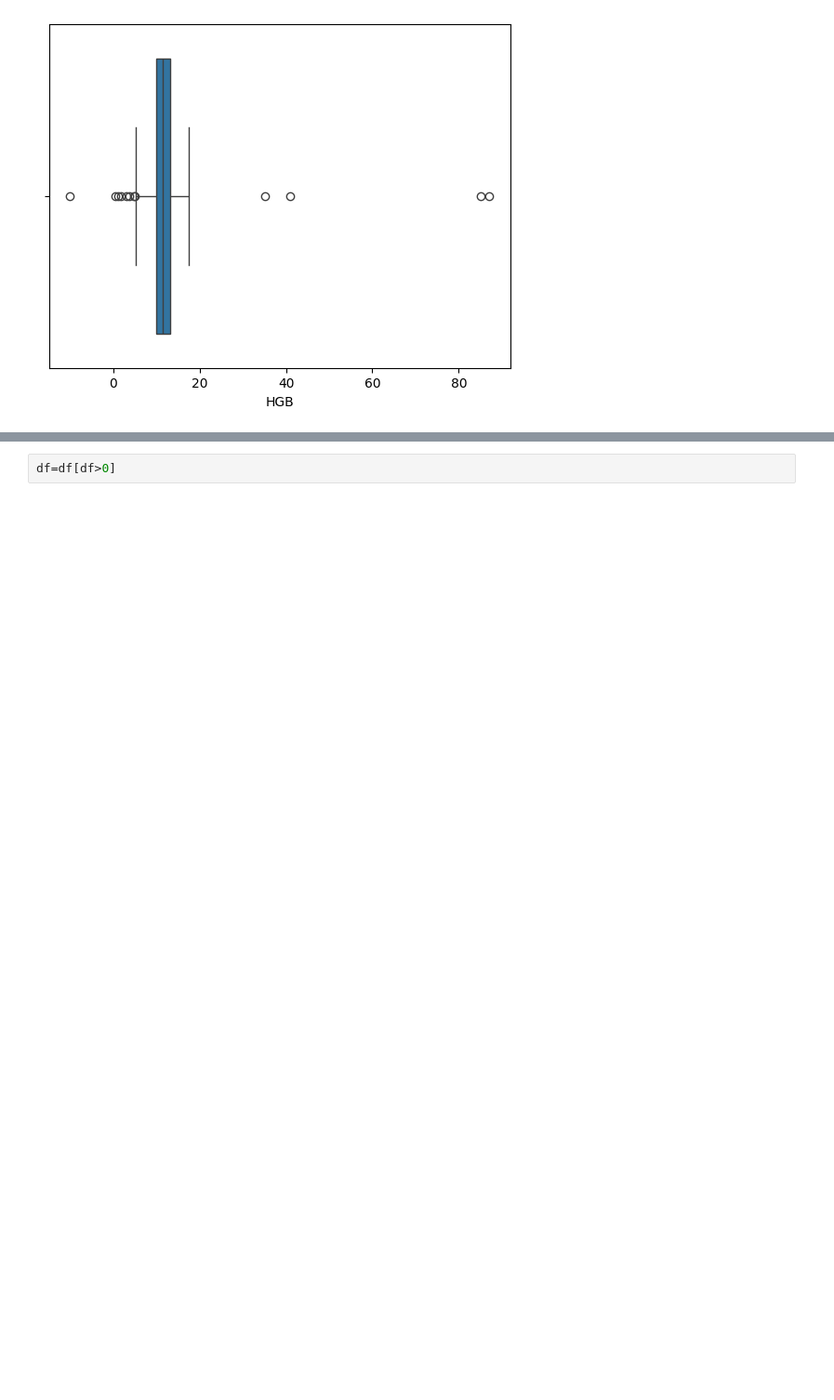
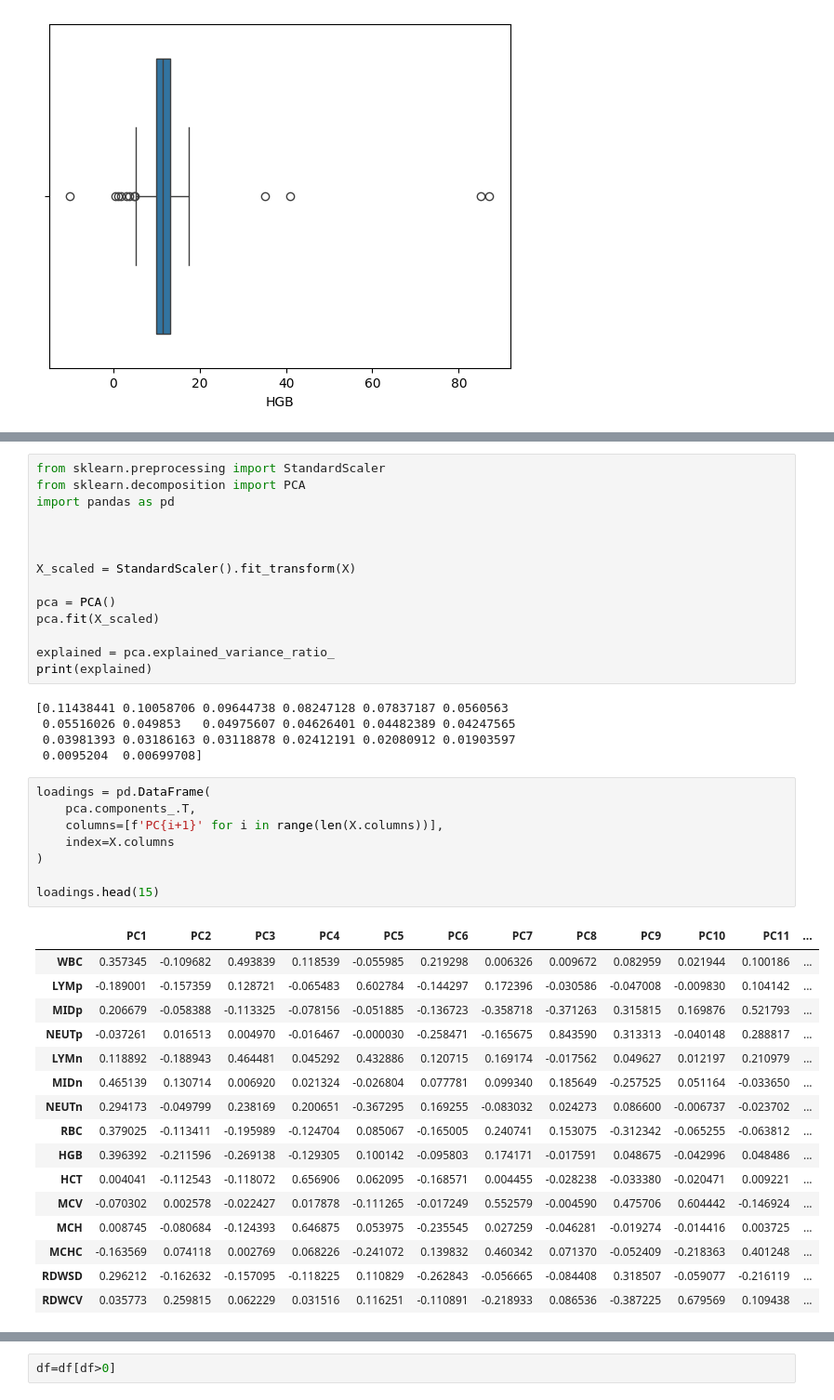
Before and after one commit to aranjali1/anemia-severity-prediction, a Jupyter notebook: microcytic_severity.ipynb, the cells around one changed output, grey strips where cells are left out. Shown at 93% size. Saved outputs shown, nothing was run; the diff lists cells and outputs as text; blank space fills up the shorter version.

```diff
--- a/microcytic_severity.ipynb
+++ b/microcytic_severity.ipynb
@@ -301,3 +349,47 @@ HTML("report.html")
+# %%
+from sklearn.preprocessing import StandardScaler
+from sklearn.decomposition import PCA
+import pandas as pd
+
+
+
+X_scaled = StandardScaler().fit_transform(X)
+
+pca = PCA()
+pca.fit(X_scaled)
+
+explained = pca.explained_variance_ratio_
+print(explained)
+# %% [output]
+[0.11438441 0.10058706 0.09644738 0.08247128 0.07837187 0.0560563
+ 0.05516026 0.049853   0.04975607 0.04626401 0.04482389 0.04247565
+ 0.03981393 0.03186163 0.03118878 0.02412191 0.02080912 0.01903597
+ 0.0095204  0.00699708]
+# %%
+loadings = pd.DataFrame(
+    pca.components_.T,
+    columns=[f'PC{i+1}' for i in range(len(X.columns))],
+    index=X.columns
+)
+
+loadings.head(15)
+# %% [output]
+|  | PC1 | PC2 | PC3 | PC4 | PC5 | PC6 | PC7 | PC8 | PC9 | PC10 | PC11 | ... |
+| WBC | 0.357345 | -0.109682 | 0.493839 | 0.118539 | -0.055985 | 0.219298 | 0.006326 | 0.009672 | 0.082959 | 0.021944 | 0.100186 | ... |
+| LYMp | -0.189001 | -0.157359 | 0.128721 | -0.065483 | 0.602784 | -0.144297 | 0.172396 | -0.030586 | -0.047008 | -0.009830 | 0.104142 | ... |
+| MIDp | 0.206679 | -0.058388 | -0.113325 | -0.078156 | -0.051885 | -0.136723 | -0.358718 | -0.371263 | 0.315815 | 0.169876 | 0.521793 | ... |
+| NEUTp | -0.037261 | 0.016513 | 0.004970 | -0.016467 | -0.000030 | -0.258471 | -0.165675 | 0.843590 | 0.313313 | -0.040148 | 0.288817 | ... |
+| LYMn | 0.118892 | -0.188943 | 0.464481 | 0.045292 | 0.432886 | 0.120715 | 0.169174 | -0.017562 | 0.049627 | 0.012197 | 0.210979 | ... |
+| MIDn | 0.465139 | 0.130714 | 0.006920 | 0.021324 | -0.026804 | 0.077781 | 0.099340 | 0.185649 | -0.257525 | 0.051164 | -0.033650 | ... |
+| NEUTn | 0.294173 | -0.049799 | 0.238169 | 0.200651 | -0.367295 | 0.169255 | -0.083032 | 0.024273 | 0.086600 | -0.006737 | -0.023702 | ... |
+| RBC | 0.379025 | -0.113411 | -0.195989 | -0.124704 | 0.085067 | -0.165005 | 0.240741 | 0.153075 | -0.312342 | -0.065255 | -0.063812 | ... |
+| HGB | 0.396392 | -0.211596 | -0.269138 | -0.129305 | 0.100142 | -0.095803 | 0.174171 | -0.017591 | 0.048675 | -0.042996 | 0.048486 | ... |
+| HCT | 0.004041 | -0.112543 | -0.118072 | 0.656906 | 0.062095 | -0.168571 | 0.004455 | -0.028238 | -0.033380 | -0.020471 | 0.009221 | ... |
+| MCV | -0.070302 | 0.002578 | -0.022427 | 0.017878 | -0.111265 | -0.017249 | 0.552579 | -0.004590 | 0.475706 | 0.604442 | -0.146924 | ... |
+| MCH | 0.008745 | -0.080684 | -0.124393 | 0.646875 | 0.053975 | -0.235545 | 0.027259 | -0.046281 | -0.019274 | -0.014416 | 0.003725 | ... |
+| MCHC | -0.163569 | 0.074118 | 0.002769 | 0.068226 | -0.241072 | 0.139832 | 0.460342 | 0.071370 | -0.052409 | -0.218363 | 0.401248 | ... |
+| RDWSD | 0.296212 | -0.162632 | -0.157095 | -0.118225 | 0.110829 | -0.262843 | -0.056665 | -0.084408 | 0.318507 | -0.059077 | -0.216119 | ... |
+| RDWCV | 0.035773 | 0.259815 | 0.062229 | 0.031516 | 0.116251 | -0.110891 | -0.218933 | 0.086536 | -0.387225 | 0.679569 | 0.109438 | ... |
 # %%
 (df<0).sum()
 # %% [output]
```
Also changed, not shown: parts of 17 cells of this notebook.
